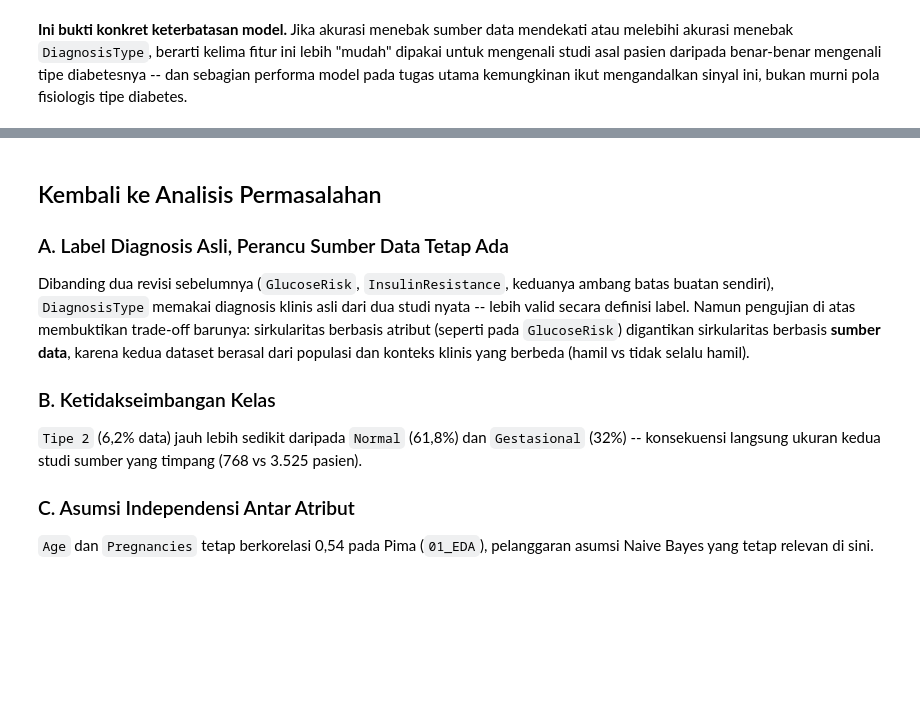
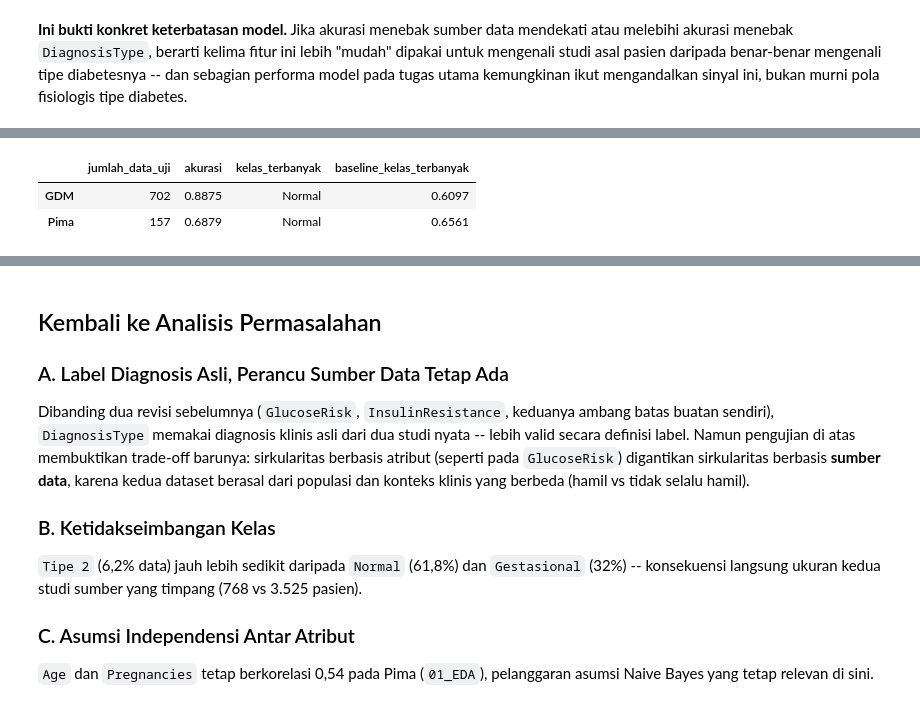
Before and after one commit to maniikambara/diabetes-risk-gnb, a Jupyter notebook: notebooks/04_Evaluation.ipynb, the cells around one changed output, grey strips where cells are left out. Cells and saved outputs as stored; diff of their text form; code cells hidden in the pictures; blank space fills up the shorter version.

```diff
--- a/notebooks/04_Evaluation.ipynb
+++ b/notebooks/04_Evaluation.ipynb
@@ -133,0 +238,7 @@ ini, bukan murni pola fisiologis tipe diabetes.
+# %%
+evaluasi_per_sumber = evaluate_by_group(y_test, y_pred, sumber_test)
+pd.DataFrame(evaluasi_per_sumber).T
+# %% [output]
+|  | jumlah_data_uji | akurasi | kelas_terbanyak | baseline_kelas_terbanyak |
+| GDM | 702 | 0.8875 | Normal | 0.6097 |
+| Pima | 157 | 0.6879 | Normal | 0.6561 |
```
Also changed, not shown: parts of 18 cells of this notebook, 19 other files.
